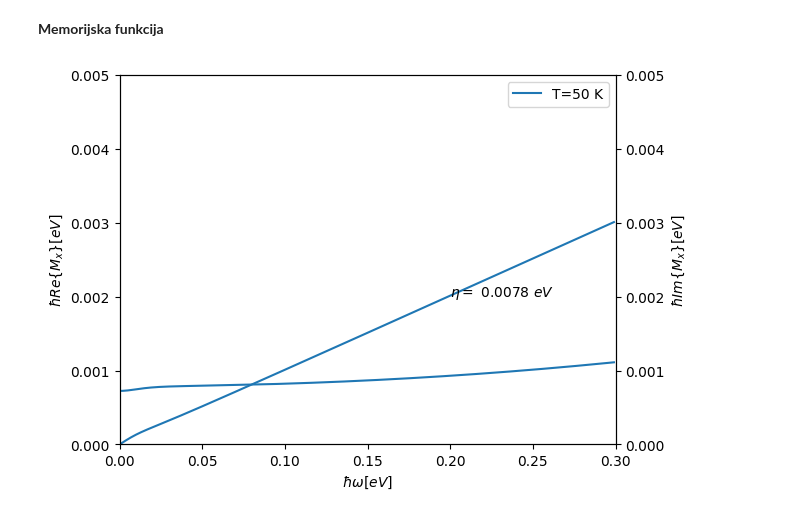
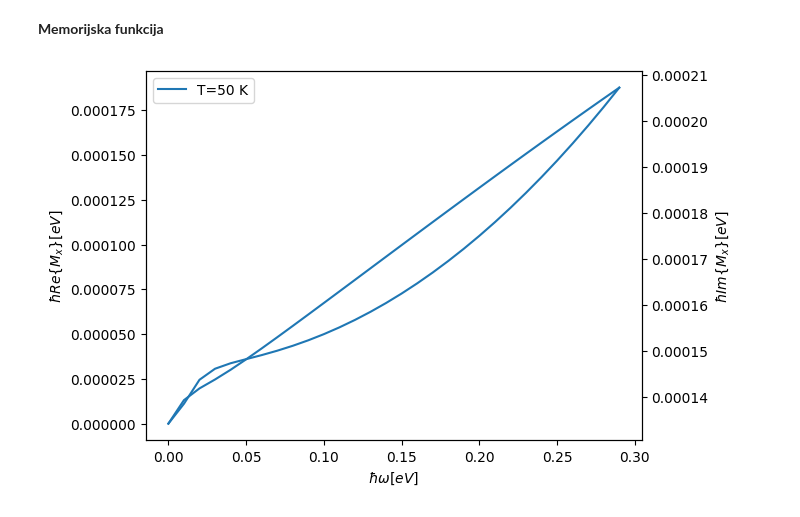
Before and after one commit to ppapac/24112024_memfn, a Jupyter notebook: Untitled-1copy.ipynb, the cells around one changed output. Cells and saved outputs as stored; diff of their text form; code cells hidden in the pictures.

```diff
--- a/Untitled-1copy.ipynb
+++ b/Untitled-1copy.ipynb
@@ -35,7 +35,8 @@ def fermi_dirac(E, Ef, T):
 
 def bose_einstein(E,T):
     assert T > 0
-    return 1 / (exp(E / (kb * T)) - 1)
+    #return 1 / (exp(E / (kb * T)) - 1)
+    return exp(-E / (kb * T)) / (-exp(-E / (kb * T)) + 1)
 
 def chemical_potential(T):
     return Ef - pi**2 / 6 / Ef * (kb * T)**2
@@ -101,7 +102,7 @@ ks = np.arange(0, KF*3, 0.00001)
 for w in ws:
     ss_sums = []
     for k in ks:
-        ss = ss_sum_part(k, w, hbar_w_op, T, chemical_potential(T))
+        ss = ss_sum_real(k, w, hbar_w_op, T, chemical_potential(T))
         ss_sums.append(ss)
     plt.plot(ks, ss_sums, label = f"{w} eV")
 plt.legend()
@@ -110,0 +112,11 @@ plt.legend()
+# %%
+ws = np.arange(0, 1, 0.2)
+T=50
+ks = np.arange(0, KF*3, 0.00001)
+for w in ws:
+    ss_sums = []
+    for k in ks:
+        ss = ss_sum_imag(k, w, hbar_w_op, T, chemical_potential(T))
+        ss_sums.append(ss)
+    plt.plot(ks, ss_sums, label = f"{w} eV")
+plt.legend()
@@ -126,35 +141,35 @@ def ss_sum_ac_imag(K, hbar_w, hbar_w_ph, T, u):
     return ss_sum_ac_part(K, hbar_w, hbar_w_ph, T, u).imag
 
 def mem_fn_ac(ss_sum_fn, hbar_w, hbar_w_ph, u=Ef, T=50):
-    integral_k = integrate.quad(ss_sum_fn, 0, KF*8, args=(hbar_w, hbar_w_ph, T, u), limit=80000)[0]
+    integral_k = integrate.quad(ss_sum_fn, 0, KF*4, args=(hbar_w, hbar_w_ph, T, u), limit=80000)[0]
     return -G_ac2 * integral_k / (2*pi) * 2
 # %% [markdown]
 **Memorijska funkcija**
 # %%
 result_real = []
 result_imag = []
-ws = np.arange(0, 0.3, 0.001)
+ws = np.arange(0.00, 0.3, 0.01)
 T=50
 for w in ws:
-    result_real.append(mem_fn(ss_sum_ac_real, hbar_w=w, hbar_w_ph=hbar_w_ac, u=chemical_potential(T)))
-    result_imag.append(mem_fn(ss_sum_ac_imag, hbar_w=w, hbar_w_ph=hbar_w_ac, u=chemical_potential(T)))
+    result_real.append(mem_fn_ac(ss_sum_ac_real, hbar_w=w, hbar_w_ph=hbar_w_ac, u=chemical_potential(T)))
+    result_imag.append(mem_fn_ac(ss_sum_ac_imag, hbar_w=w, hbar_w_ph=hbar_w_ac, u=chemical_potential(T)))
 
 fig, ax1 = plt.subplots()
 ax1.plot(ws, result_real, label=f"T={T} K")
 ax1.set_xlabel(r"$\hbar \omega [eV]$" )
 ax1.set_ylabel(r"$\hbar Re\{M_x\} [eV]$" )
-ax1.set_xlim([0.0, 0.3])
-ax1.set_ylim([0.0, 0.005])
+# ax1.set_xlim([0.0, 0.3])
+# ax1.set_ylim([0.0, 0.001])
 
 ax2 = ax1.twinx()
 ax2.plot(ws, result_imag, label=f"T={T} K")
 ax2.set_ylabel(r"$\hbar Im\{M_x\} [eV]$" )
-ax2.set_xlim([0.0, 0.3])
-ax2.set_ylim([0.0, 0.005])
+# ax2.set_xlim([0.0, 0.3])
+# ax2.set_ylim([0.0, 0.001])
 
-plt.text(0.20, 0.002 , f"$\eta = $ {eta:.4f} $eV$" , fontsize =10)
+#plt.text(0.20, 0.002 , f"$\eta = $ {eta:.4f} $eV$" , fontsize =10)
 
 plt.legend()
 plt.show()
 # %% [output]
-[figure, old version]
+[figure, new version]
```
Also changed, not shown: parts of 8 cells of this notebook.
